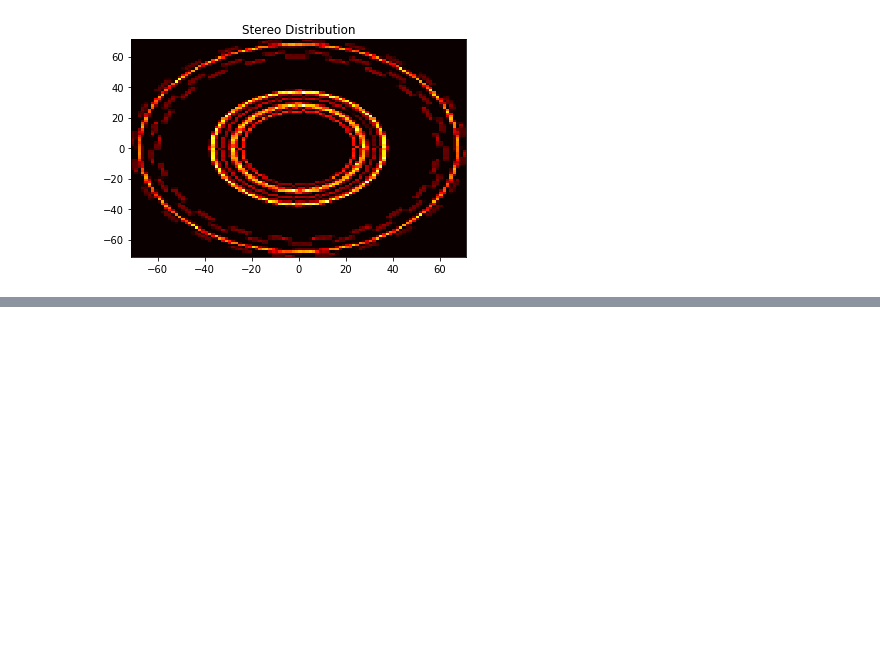
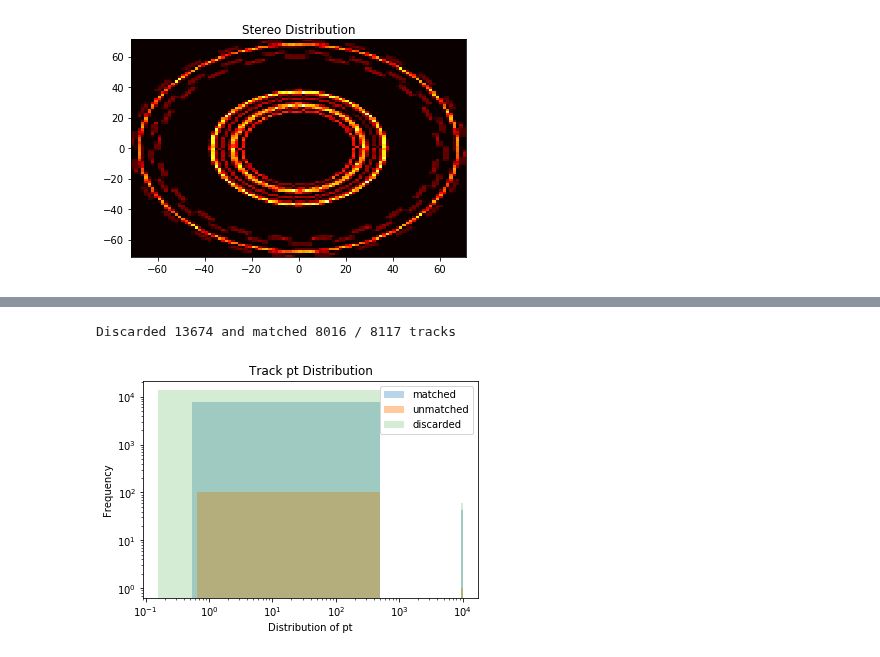
Before and after one commit to SwapneelM/TrackingNtuples, a Jupyter notebook: TrackingNtuples/scripts/DataVisualizer - Final.ipynb, the cells around one changed output, grey strips where cells are left out. Drawn from its saved outputs; the diff is of its cells as text; code cells hidden in the pictures; blank space fills up the shorter version.

```diff
--- a/TrackingNtuples/scripts/DataVisualizer - Final.ipynb
+++ b/TrackingNtuples/scripts/DataVisualizer - Final.ipynb
@@ -350,33 +408,39 @@ for i, key in zip(range(5), ["trackEta", "trackPhi", "qoverp", "dxy", "dsz"]):
 track_pt_ = data_.array('trackPt').tolist()
 track_eta_ = data_.array('trackEta').tolist()
 concat_track_pt_ = []
 unmatched_track_pt_ = []
 discarded_track_pt_= []
+
+discarded_index_map_ = []
+
 for j in range(len(track_pt_)):
     for k in range(len(track_pt_[j])):
 
         # Constrain the track eta value
         if track_eta_[j][k] < 0.9 and track_eta_[j][k] > (-0.9):
             if j in unmatched_event_numbers_:
                 unmatched_track_pt_.append(track_pt_[j][k])
             else:
                 concat_track_pt_.append(track_pt_[j][k])
         else:
             discarded_track_pt_.append(track_pt_[j][k])
 
 
 print "Discarded", len(discarded_track_pt_), "and matched", len(concat_track_pt_), "/", len(concat_track_pt_) + len(unmatched_track_pt_), "tracks"
 plt.hist(concat_track_pt_, histtype='bar', bins=20, align='mid', orientation='vertical', alpha=0.3, label='matched')
 plt.hist(unmatched_track_pt_, histtype='bar', bins=20, align='mid', orientation='vertical', alpha=0.4, label='unmatched')
 plt.hist(discarded_track_pt_, histtype='bar', bins=20, align='mid', orientation='vertical', alpha=0.2, label='discarded')
 plt.legend(loc='upper right')
 plt.ylabel('Frequency')
 plt.xlabel('Distribution of pt')
 plt.xscale('log')
 plt.yscale('log')
 plt.title('Track pt Distribution')
 plt.savefig('plots/' + gen_event_ + '/track/etabound-trackpt-logscale')
 plt.show()
+# %% [output]
+Discarded 13674 and matched 8016 / 8117 tracks
+[figure, added]
 # %%
 # Check that the arrays are of equal lengths - i.e. each point has an index and an x, y, z coordinate
 for i in range(len(stereo_tp_idx_)):
```
Also changed, not shown: parts of 16 cells of this notebook, 5 other files.
